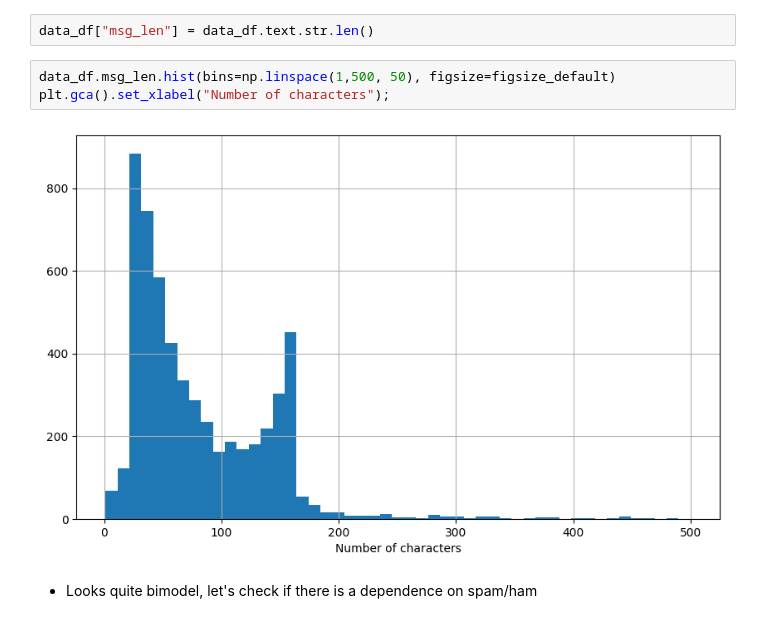
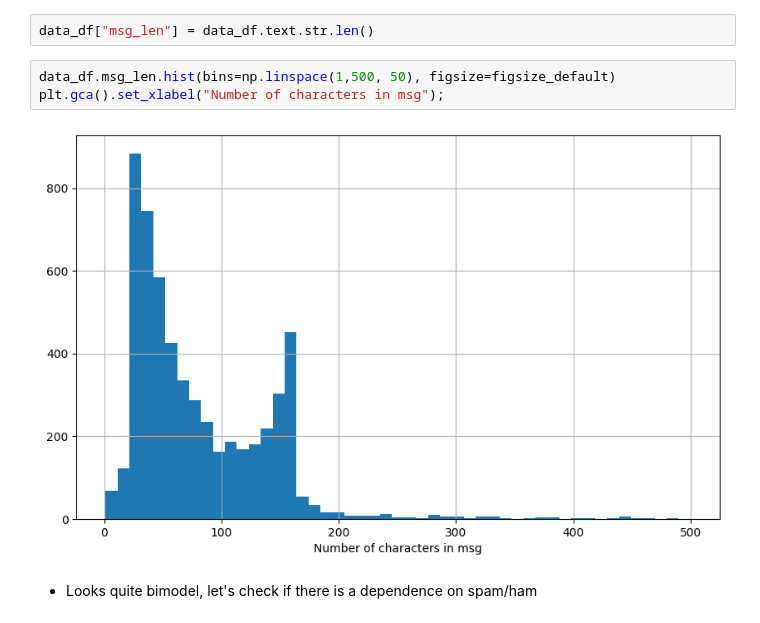
Before and after one commit to AkagiShigeru/sms_spam_classification, a Jupyter notebook: sms_classification/eda.ipynb, the cells around one changed output. Cells and saved outputs as stored; diff of their text form.

```diff
--- a/sms_classification/eda.ipynb
+++ b/sms_classification/eda.ipynb
@@ -75,9 +79,9 @@ Name: count, dtype: int64
 data_df["msg_len"] = data_df.text.str.len()
 # %%
 data_df.msg_len.hist(bins=np.linspace(1,500, 50), figsize=figsize_default)
-plt.gca().set_xlabel("Number of characters");
+plt.gca().set_xlabel("Number of characters in msg");
 # %% [output]
-[figure, old version]
+[figure, new version]
 # %% [markdown]
 * Looks quite bimodel, let's check if there is a dependence on spam/ham
 # %%
```
Also changed, not shown: parts of 24 cells of this notebook, 2 other files.
